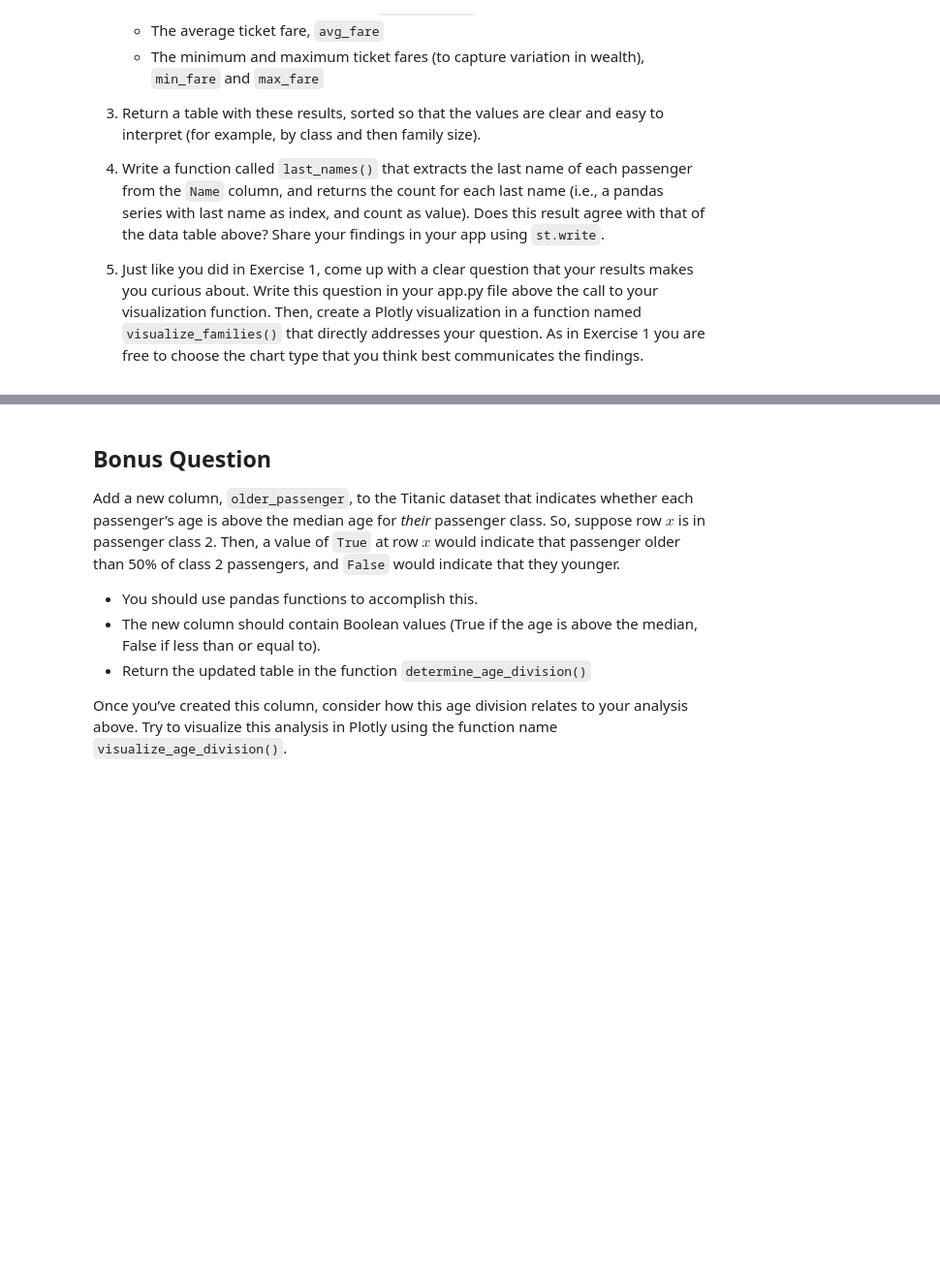
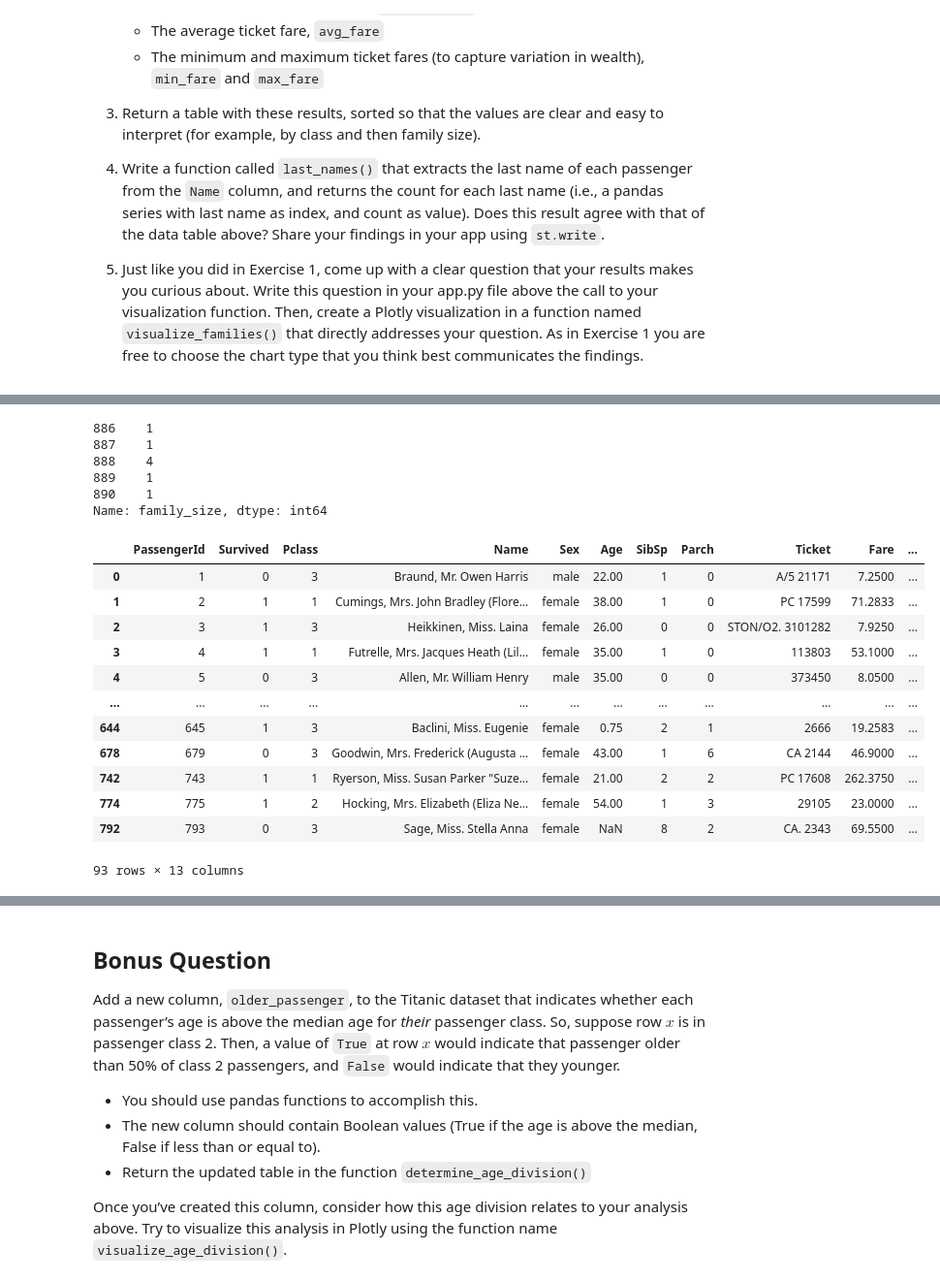
Before and after one commit to Mayank-171986/infoH501_week-5, a Jupyter notebook: exercises.ipynb, the cells around one changed output, grey strips where cells are left out. Shown: that part at 97% size. Drawn from its saved outputs; the diff is of its cells as text; code cells hidden in the pictures; blank space fills up the shorter version.

```diff
--- a/exercises.ipynb
+++ b/exercises.ipynb
@@ -271,3 +271,7 @@ Using the Titanic dataset, write a function named `family_groups()` to explore t
 4. Write a function called `last_names()` that extracts the last name of each passenger from the `Name` column, and returns the count for each last name (i.e., a pandas series with last name as index, and count as value). Does this result agree with that of the data table above? Share your findings in your app using `st.write`.
 
 5. Just like you did in Exercise 1, come up with a clear question that your results makes you curious about. Write this question in your app.py file above the call to your visualization function. Then, create a Plotly visualization in a function named `visualize_families()` that directly addresses your question. As in Exercise 1 you are free to choose the chart type that you think best communicates the findings.
+# %%
+import pandas as pd
+df = pd.read_csv('https://raw.githubusercontent.com/leontoddjohnson/datasets/main/data/titanic.csv')
+df
@@ -273,0 +304,27 @@ Using the Titanic dataset, write a function named `family_groups()` to explore t
+# %%
+ df['family_size']=df['SibSp'] + df['Parch'] + 1
+ df['family_size'].tail()
+# %% [output]
+886    1
+887    1
+888    4
+889    1
+890    1
+Name: family_size, dtype: int64
+# %%
+groupe_fam_class=df.groupby(['family_size', 'Pclass'],observed=True)
+groupe_fam_class.head()
+# %% [output]
+|  | PassengerId | Survived | Pclass | Name | Sex | Age | SibSp | Parch | Ticket | Fare | ... |
+| 0 | 1 | 0 | 3 | Braund, Mr. Owen Harris | male | 22.00 | 1 | 0 | A/5 21171 | 7.2500 | ... |
+| 1 | 2 | 1 | 1 | Cumings, Mrs. John Bradley (Flore... | female | 38.00 | 1 | 0 | PC 17599 | 71.2833 | ... |
+| 2 | 3 | 1 | 3 | Heikkinen, Miss. Laina | female | 26.00 | 0 | 0 | STON/O2. 3101282 | 7.9250 | ... |
+| 3 | 4 | 1 | 1 | Futrelle, Mrs. Jacques Heath (Lil... | female | 35.00 | 1 | 0 | 113803 | 53.1000 | ... |
+| 4 | 5 | 0 | 3 | Allen, Mr. William Henry | male | 35.00 | 0 | 0 | 373450 | 8.0500 | ... |
+| ... | ... | ... | ... | ... | ... | ... | ... | ... | ... | ... | ... |
+| 644 | 645 | 1 | 3 | Baclini, Miss. Eugenie | female | 0.75 | 2 | 1 | 2666 | 19.2583 | ... |
+| 678 | 679 | 0 | 3 | Goodwin, Mrs. Frederick (Augusta ... | female | 43.00 | 1 | 6 | CA 2144 | 46.9000 | ... |
+| 742 | 743 | 1 | 1 | Ryerson, Miss. Susan Parker "Suze... | female | 21.00 | 2 | 2 | PC 17608 | 262.3750 | ... |
+| 774 | 775 | 1 | 2 | Hocking, Mrs. Elizabeth (Eliza Ne... | female | 54.00 | 1 | 3 | 29105 | 23.0000 | ... |
+| 792 | 793 | 0 | 3 | Sage, Miss. Stella Anna | female | NaN | 8 | 2 | CA. 2343 | 69.5500 | ... |
+93 rows × 13 columns
```
Also changed, not shown: parts of 4 cells of this notebook, 1 other file.
